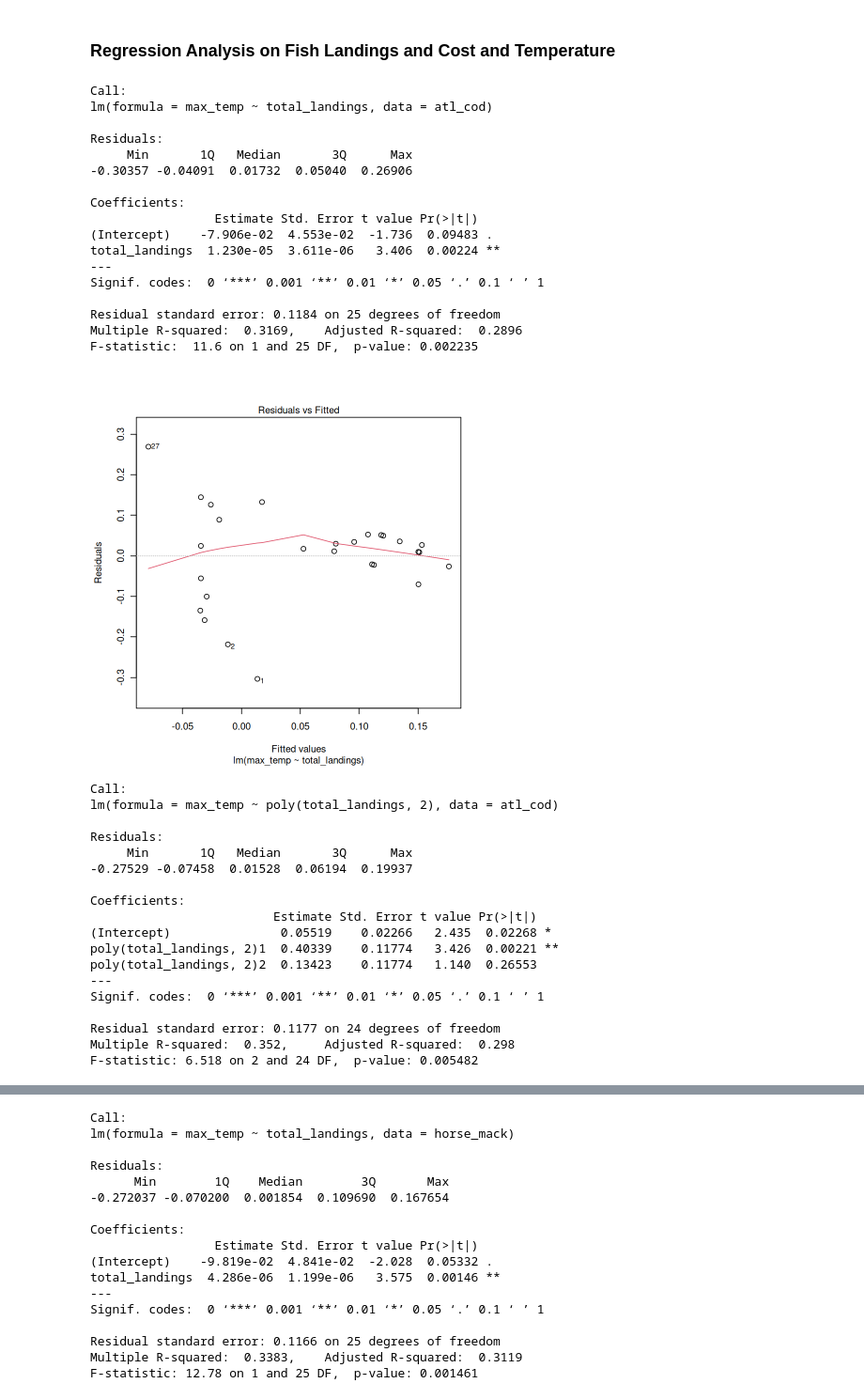
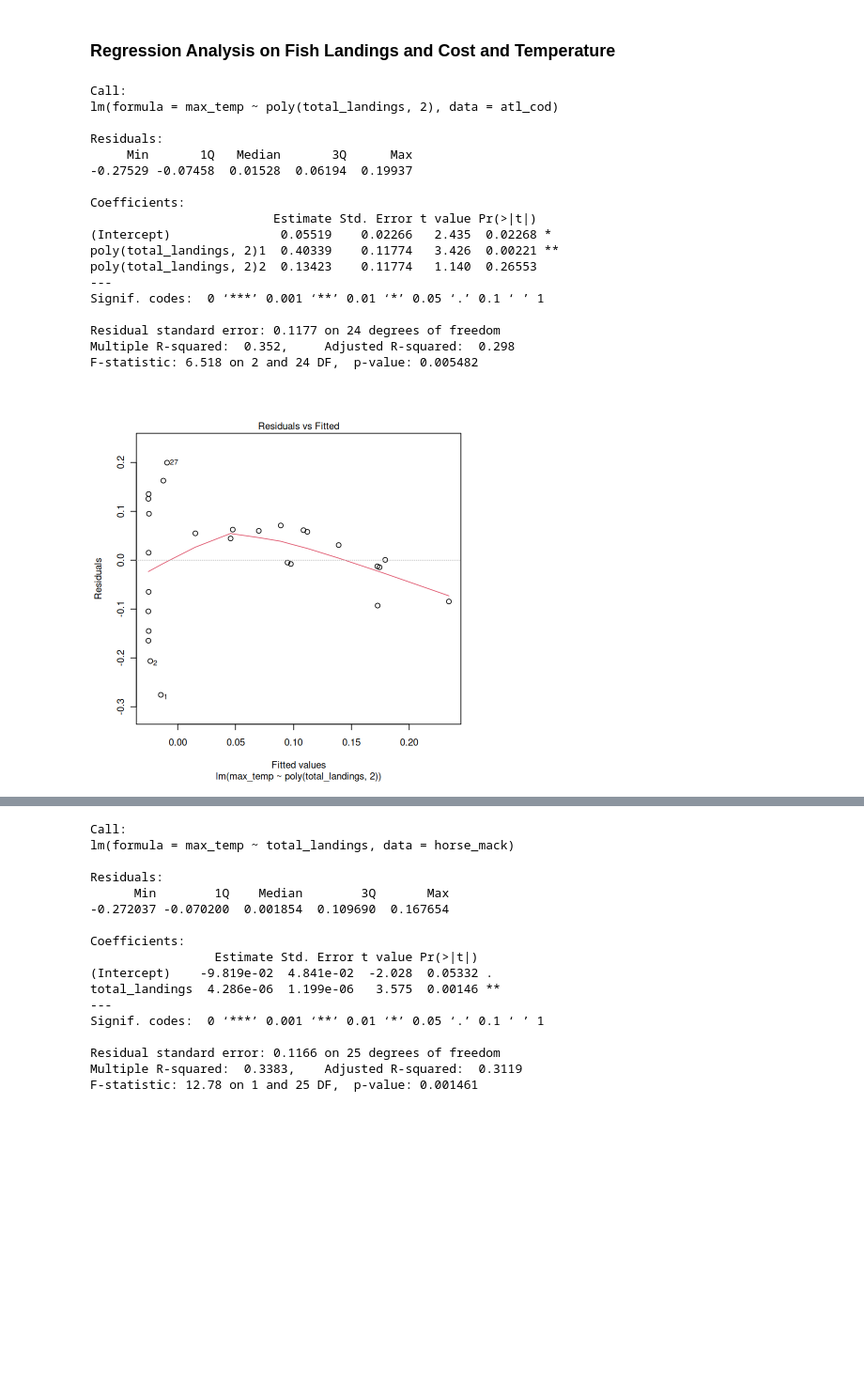
Before and after one commit to daisychu12/pt-fisheries-climate-change, a Jupyter notebook: analysis/data-analysis-and-results.ipynb, the cells around one changed output, grey strips where cells are left out. Shown at 94% size. Cells and saved outputs as stored; diff of their text form; code cells hidden in the pictures; blank space fills up the shorter version.

```diff
--- a/analysis/data-analysis-and-results.ipynb
+++ b/analysis/data-analysis-and-results.ipynb
@@ -234,52 +150,32 @@ ress4
 # %% [markdown]
 ### Regression Analysis on Fish Landings and Cost and Temperature
-# %%
-atl_cod_mod <- lm(max_temp ~ total_landings, data=atl_cod)
-summary(atl_cod_mod)
-
-plot(atl_cod_mod, 1)
-# %% [output]
-Call:
-lm(formula = max_temp ~ total_landings, data = atl_cod)
-
-Residuals:
-     Min       1Q   Median       3Q      Max
--0.30357 -0.04091  0.01732  0.05040  0.26906
-
-Coefficients:
-                 Estimate Std. Error t value Pr(>|t|)
-(Intercept)    -7.906e-02  4.553e-02  -1.736  0.09483 .
-total_landings  1.230e-05  3.611e-06   3.406  0.00224 **
----
-Signif. codes:  0 ‘***’ 0.001 ‘**’ 0.01 ‘*’ 0.05 ‘.’ 0.1 ‘ ’ 1
-
-Residual standard error: 0.1184 on 25 degrees of freedom
-Multiple R-squared:  0.3169,    Adjusted R-squared:  0.2896
-F-statistic:  11.6 on 1 and 25 DF,  p-value: 0.002235
-[figure, removed]
 # %%
-mod3 <- lm(max_temp ~ poly(total_landings, 2), # Insert 2 for quadratic
-               data=atl_cod) # Specify data frame
+# Regression Analysis on Temperature and Atlantic Cod Landings
+atl_cod_mod <- lm(max_temp ~ poly(total_landings, 2), data=atl_cod)
 
 # Print summary of results
-summary(mod3)
+summary(atl_cod_mod)
+
+# Plot Residuals vs Fitted
+plot(atl_cod_mod, 1)
 # %% [output]
 Call:
 lm(formula = max_temp ~ poly(total_landings, 2), data = atl_cod)
 
 Residuals:
      Min       1Q   Median       3Q      Max
 -0.27529 -0.07458  0.01528  0.06194  0.19937
 
 Coefficients:
                          Estimate Std. Error t value Pr(>|t|)
 (Intercept)               0.05519    0.02266   2.435  0.02268 *
 poly(total_landings, 2)1  0.40339    0.11774   3.426  0.00221 **
 poly(total_landings, 2)2  0.13423    0.11774   1.140  0.26553
 ---
 Signif. codes:  0 ‘***’ 0.001 ‘**’ 0.01 ‘*’ 0.05 ‘.’ 0.1 ‘ ’ 1
 
 Residual standard error: 0.1177 on 24 degrees of freedom
 Multiple R-squared:  0.352,     Adjusted R-squared:  0.298
 F-statistic: 6.518 on 2 and 24 DF,  p-value: 0.005482
+[figure, added]
 # %%
```
Also changed, not shown: parts of 22 cells of this notebook, 10 other files.
